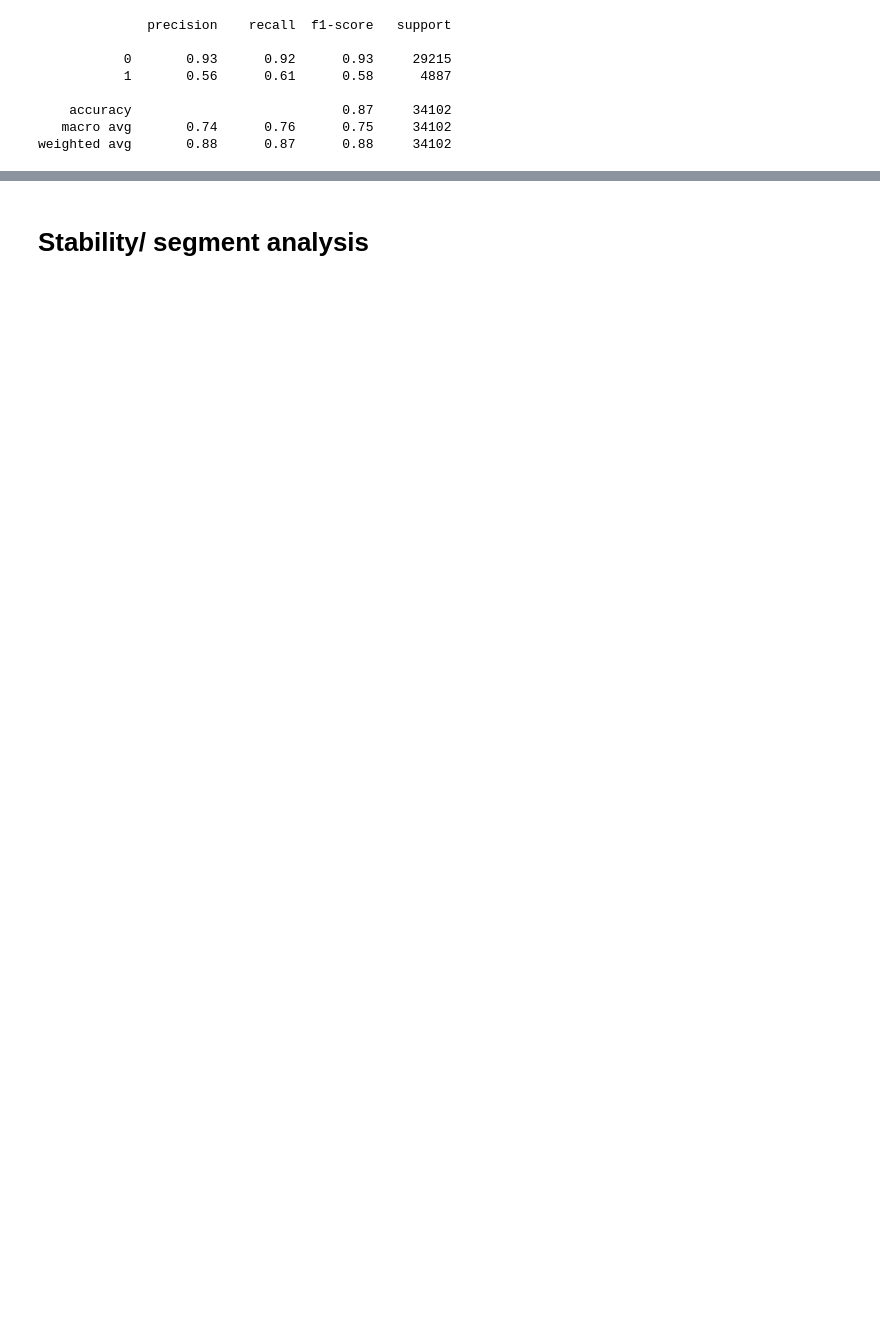
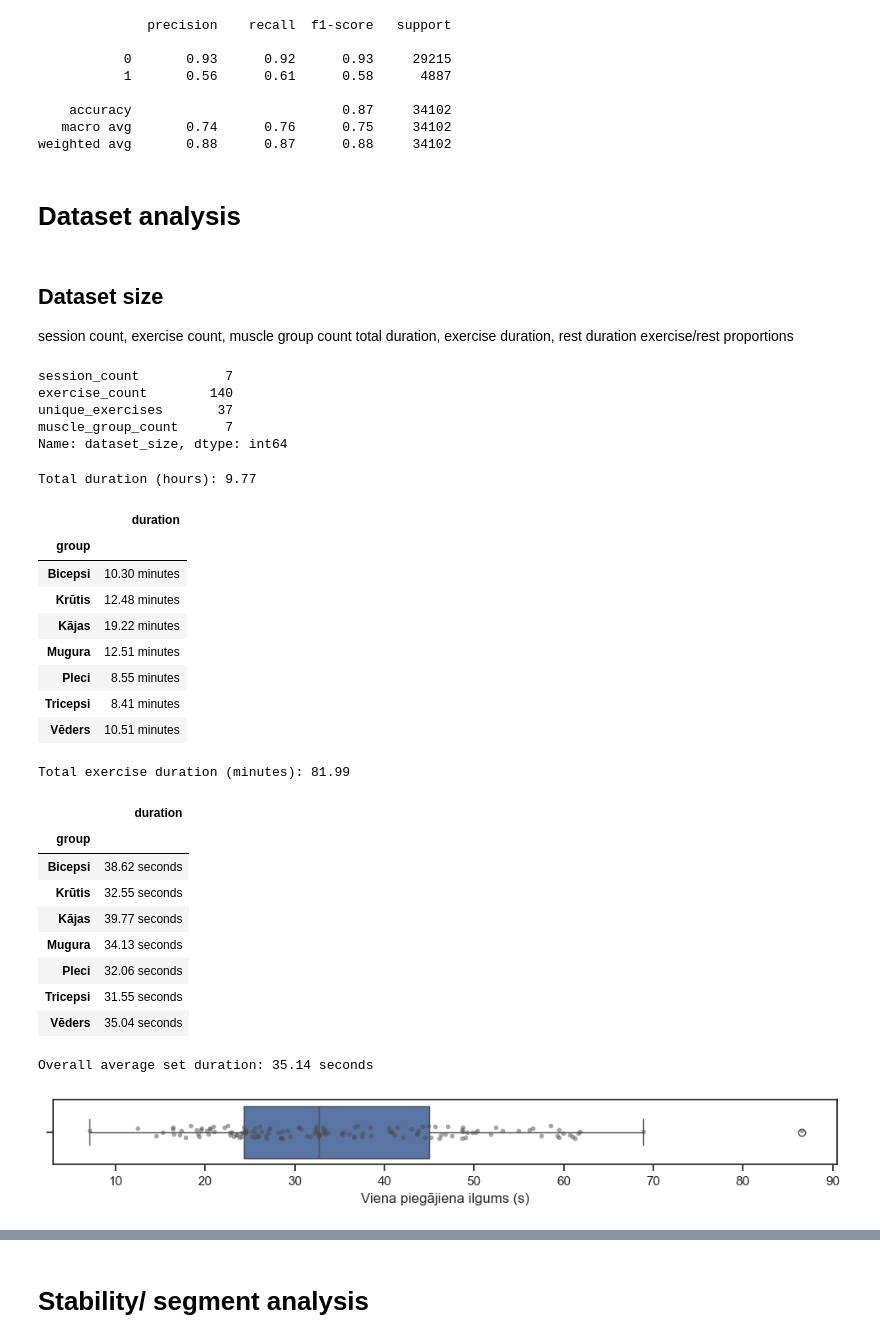
Before and after one commit to Markuss-B/GAR, a Jupyter notebook: data/recordings/analysis2.ipynb, the cells around one changed output, grey strips where cells are left out. Cells and saved outputs as stored; diff of their text form; code cells hidden in the pictures; blank space fills up the shorter version.

Commit message:
Added session exporting and more alaysis

```diff
--- a/data/recordings/analysis2.ipynb
+++ b/data/recordings/analysis2.ipynb
@@ -215,7 +244,7 @@ session_paths = [
     "session_1777462103399"
 ]
 
-session_windows, all_events = load_sessions(
+session_windows, all_events, all_info = load_sessions(
     session_paths,
     ignore_list=[]
 )
@@ -252,3 +466,79 @@ print(classification_report(windows_df["ground_truth"], windows_df["prediction_b
     accuracy                           0.87     34102
    macro avg       0.74      0.76      0.75     34102
 weighted avg       0.88      0.87      0.88     34102
+# %% [markdown]
+# Dataset analysis
+# %% [markdown]
+## Dataset size
+session count, exercise count, muscle group count
+total duration, exercise duration, rest duration
+exercise/rest proportions
+# %%
+dataset_size = {
+    "session_count": events_df["session"].nunique(),
+    "exercise_count": len(events_df),
+    "unique_exercises": events_df["name"].nunique(),
+    "muscle_group_count": events_df["group"].nunique(),
+}
+
+pd.Series(dataset_size, name="dataset_size")
+# %% [output]
+session_count           7
+exercise_count        140
+unique_exercises       37
+muscle_group_count      7
+Name: dataset_size, dtype: int64
+# %%
+# total duration can be calculated from all_info
+total_duration = sum(info["watch_end_timestamp"] - info["watch_start_timestamp"] for info in all_info)
+total_duration_hours = total_duration / 1000 / 60 / 60
+print(f"Total duration (hours): {total_duration_hours:.2f}")
+# %% [output]
+Total duration (hours): 9.77
+# %%
+# exercise duration can be calculated from events_df start_watch and end_watch columns
+events_df["duration"] = events_df["end_watch"] - events_df["start_watch"]
+exercise_durations = events_df[["group", "duration"]].groupby("group").sum() / 1000 / 60
+display(exercise_durations.style.format("{:.2f} minutes"))
+total_exercise_duration = events_df["duration"].sum()
+total_exercise_duration_min = total_exercise_duration / 1000 / 60
+print(f"Total exercise duration (minutes): {total_exercise_duration_min:.2f}")
+
+# average exercise duration of one set by group
+average_exercise_duration = events_df[["group", "duration"]].groupby("group").mean() / 1000
+display(average_exercise_duration.style.format("{:.2f} seconds"))
+# overall average set duration
+overall_average_duration = events_df["duration"].mean() / 1000
+print(f"Overall average set duration: {overall_average_duration:.2f} seconds")
+
+# plot boxplot of all exercise durations in seconds
+def plot_exercise_durations(events_df):
+    plt.figure(figsize=(12,1))
+    sns.boxplot(x=events_df["duration"] / 1000)
+    sns.stripplot(x=events_df["duration"] / 1000, size=4, color=".3", alpha=0.5)
+    plt.xlabel("Viena piegājiena ilgums (s)")
+    plt.show()
+
+plot_exercise_durations(events_df)
+# %% [output]
+|  | duration |
+| group |  |
+| Bicepsi | 10.30 minutes |
+| Krūtis | 12.48 minutes |
+| Kājas | 19.22 minutes |
+| Mugura | 12.51 minutes |
+| Pleci | 8.55 minutes |
+| Tricepsi | 8.41 minutes |
+| Vēders | 10.51 minutes |
+Total exercise duration (minutes): 81.99
+|  | duration |
+| group |  |
+| Bicepsi | 38.62 seconds |
+| Krūtis | 32.55 seconds |
+| Kājas | 39.77 seconds |
+| Mugura | 34.13 seconds |
+| Pleci | 32.06 seconds |
+| Tricepsi | 31.55 seconds |
+| Vēders | 35.04 seconds |
+Overall average set duration: 35.14 seconds
+[figure, added]
```
Also changed, not shown: parts of 120 cells of this notebook.
